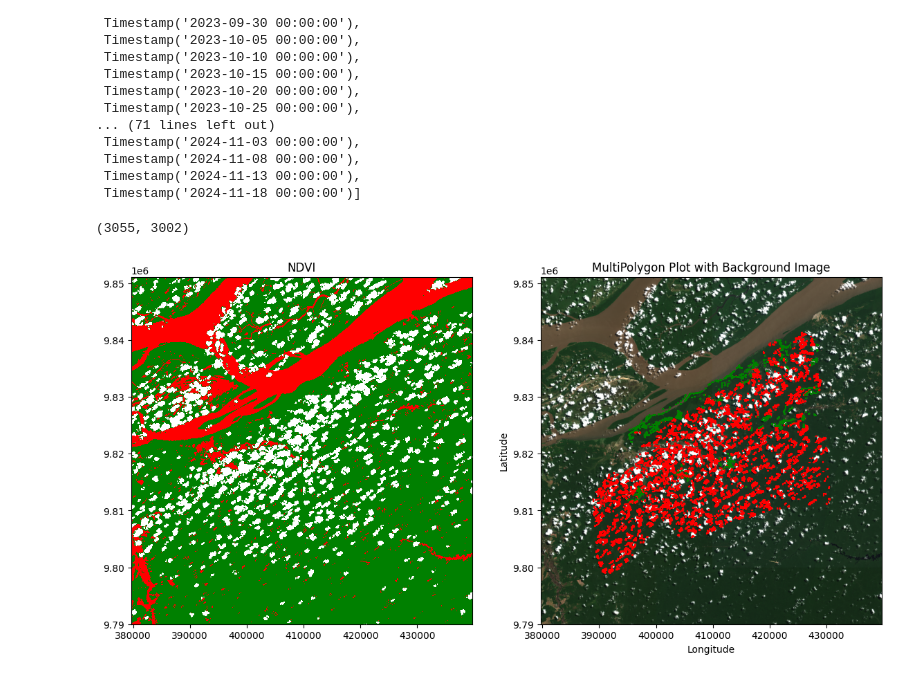
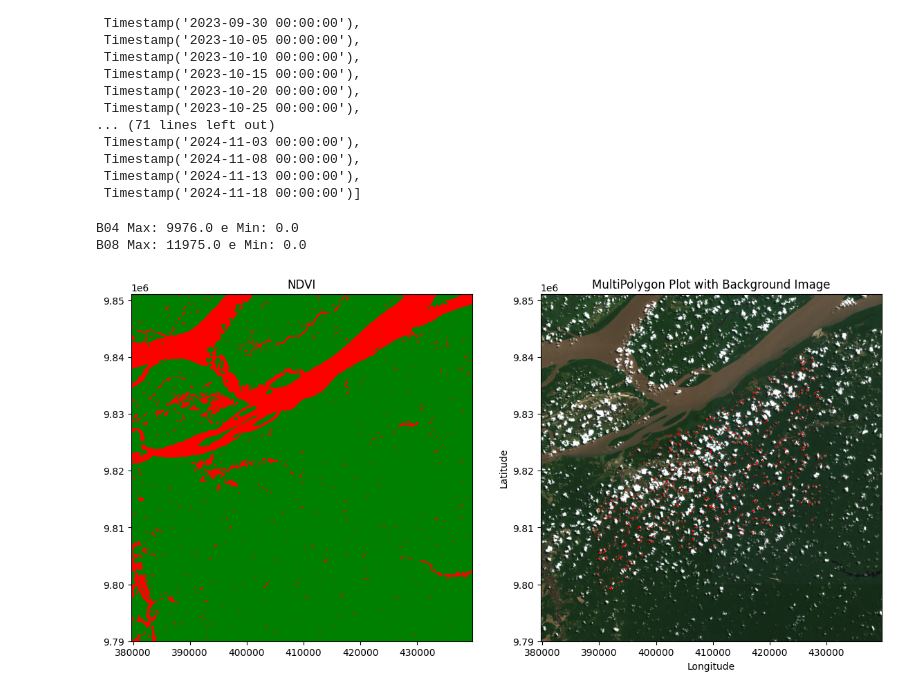
Before and after one commit to Alanbreno/cloud-detection-dissertation, a Jupyter notebook: desmatamento_alertas.ipynb, the cells around one changed output. Drawn from its saved outputs; the diff is of its cells as text; code cells hidden in the pictures.

```diff
--- a/desmatamento_alertas.ipynb
+++ b/desmatamento_alertas.ipynb
@@ -69,7 +69,7 @@ with rasterio.open(image_path) as src:
     image = src.read([1, 2, 3]).transpose(1,2,0)  # Ler as três primeiras bandas (RGB)
     extent = [src.bounds.left, src.bounds.right, src.bounds.bottom, src.bounds.top]
     image_crs = src.crs  # Sistema de coordenadas da imagem
-gdf_local['geometry'] = gdf_local['geometry'].to_crs(image_crs)
+gdf_local= gdf_local.to_crs(image_crs)
 # Sistema de coordenadas dos polígonos (supondo que seja WGS84)
 #polygons_crs = 'EPSG:4326'
 
@@ -89,34 +89,22 @@ fig, ax = plt.subplots(1, 2, figsize=(14, 7))
 # Plotar a imagem de fundo
 ax[1].imshow(np.squeeze(image), extent=extent)
 
-for i in range(len(gdf_local)):
-    multipolygon = gdf_local['geometry'][i]
-    transformed_multipolygon = multipolygon
-    # Transformar os polígonos para o sistema de coordenadas da imagem
-    #transformed_multipolygon = MultiPolygon([transform_polygon(polygon) for polygon in multipolygon.geoms])
-
-    color = 'red'
-
-    if gdf_local['is_valid'][i] == True:
-        color = 'green'
-    # Plotar cada polígono no MultiPolygon transformado
-    for polygon in transformed_multipolygon.geoms:
-        x, y = polygon.exterior.xy
-        ax[1].plot(x, y, color=color)
-        #print(x, y)
-
 del image #Libera memória
 
 #Abre a bandas 4 e 8 e calcula o NDVI
 with rasterio.open(image_path_B04) as src:
     B04 = src.read(1).astype(float)
-    B04 = np.nan_to_num(B04,nan=0.0,posinf=0.0,neginf=0.0)
+    B04 = B04.clip(min=0)
+    #B04 = np.nan_to_num(B04,nan=0.0,posinf=0.0,neginf=0.0)
     B04_transform = src.transform
     B04_crs = src.crs
+    print(f"B04 Max: {B04.max()} e Min: {B04.min()}")
 
 with rasterio.open(image_path_B08) as src:
     B08 = src.read(1).astype(float)
-    B08 = np.nan_to_num(B08,nan=0.0,posinf=0.0,neginf=0.0)
+    B08 = B08.clip(min=0)
+    #B08 = np.nan_to_num(B08,nan=0.0,posinf=0.0,neginf=0.0)
+    print(f"B08 Max: {B08.max()} e Min: {B08.min()}")
 
 with rasterio.open(image_path_SCL) as scl_src:
     SCL = scl_src.read(1)
@@ -151,34 +139,53 @@ def calculate_ndvi(nir, red, epsilon=1e-10):
 
 # Calcular o NDVI
 NDVI = calculate_ndvi(B08, B04)
 
 del B04, B08, SCL #Libera memória
 
 # Identificar pixels do SCL com valores 0, 3, 8 e 9
 mask_values = [0, 3, 8, 9]
 mask = np.isin(scl_resampled, mask_values)
 
-NDVI[mask] = 2
+NDVI[mask] = 1
 
 # Definir o colormap personalizado: azul para valores negativos, preto para 0-0.35, gradiente para o resto
 colors = ['red', 'green','white']  # Cores para cada faixa
-bounds = [-1, 0.4, 1.1, 2]  # Intervalos dos valores de NDVI
+bounds = [-1, 0.36, 1.1, 2]  # Intervalos dos valores de NDVI
 cmap = ListedColormap(colors)
 norm = BoundaryNorm(bounds, cmap.N)
 
 # Plotar o NDVI
 ax[0].imshow(NDVI, cmap=cmap, norm=norm, extent=extent)
+'''
+for i in range(len(gdf_local)):
+    multipolygon = gdf_local['geometry'][i]
+    transformed_multipolygon = multipolygon
+    # Transformar os polígonos para o sistema de coordenadas da imagem
+    #transformed_multipolygon = MultiPolygon([transform_polygon(polygon) for polygon in multipolygon.geoms])
 
+    color = 'red'
 
+    if gdf_local['is_valid'][i] == True:
+        color = 'blue'
+    # Plotar cada polígono no MultiPolygon transformado
+    for polygon in transformed_multipolygon.geoms:
+        x, y = polygon.exterior.xy
+        ax[0].plot(x, y, color=color)
+        ax[1].plot(x, y, color=color)
+        #print(x, y)
+'''
+#gdf_local.plot(ax=ax[0], color='red')
+gdf_local.plot(ax=ax[1], color='red')
 # Configurar os eixos
 ax[0].set_aspect('equal')
 ax[1].set_aspect('equal')
 plt.xlabel('Longitude')
 plt.ylabel('Latitude')
 ax[1].set_title('MultiPolygon Plot with Background Image')
 ax[0].set_title('NDVI')
 # Mostrar o gráfico
 plt.show()
 # %% [output]
-(3055, 3002)
+B04 Max: 9976.0 e Min: 0.0
+B08 Max: 11975.0 e Min: 0.0
-[figure, old version]
+[figure, new version]
```
Also changed, not shown: 3 other files.
